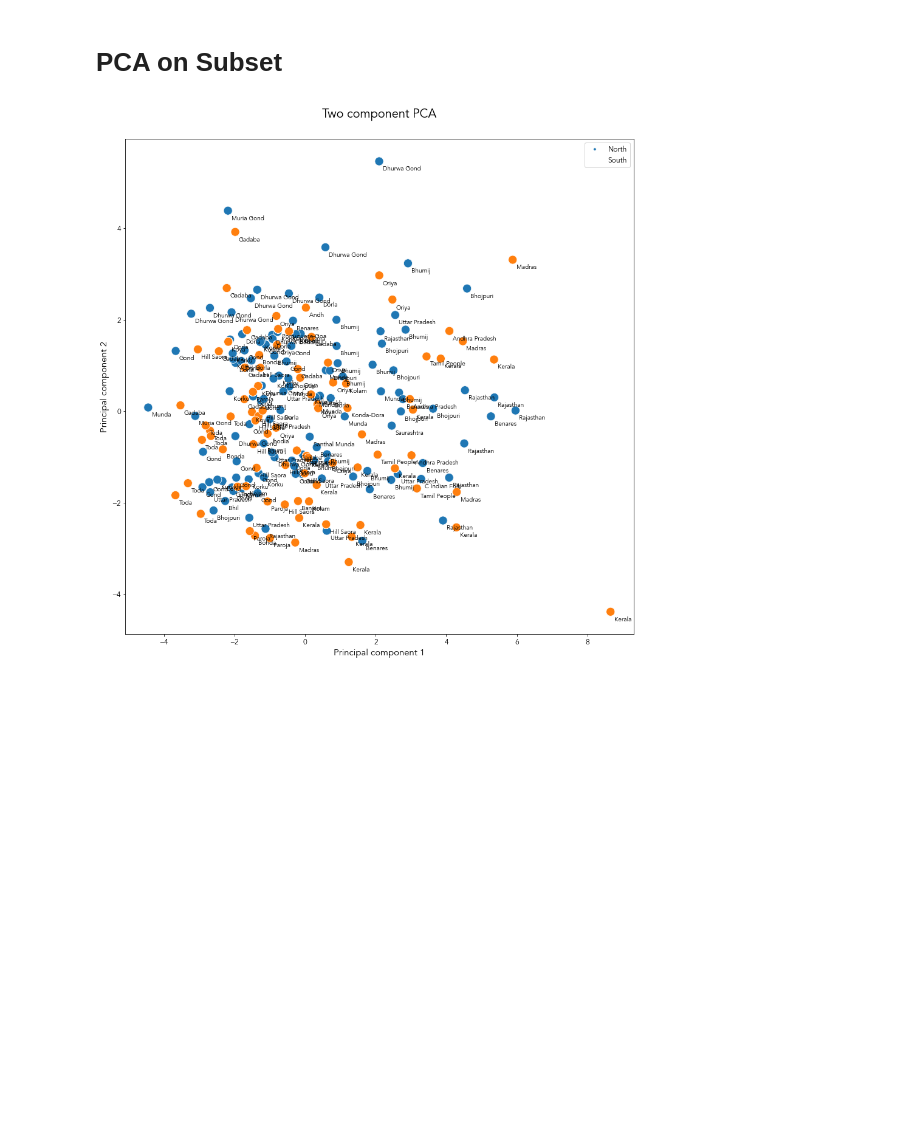
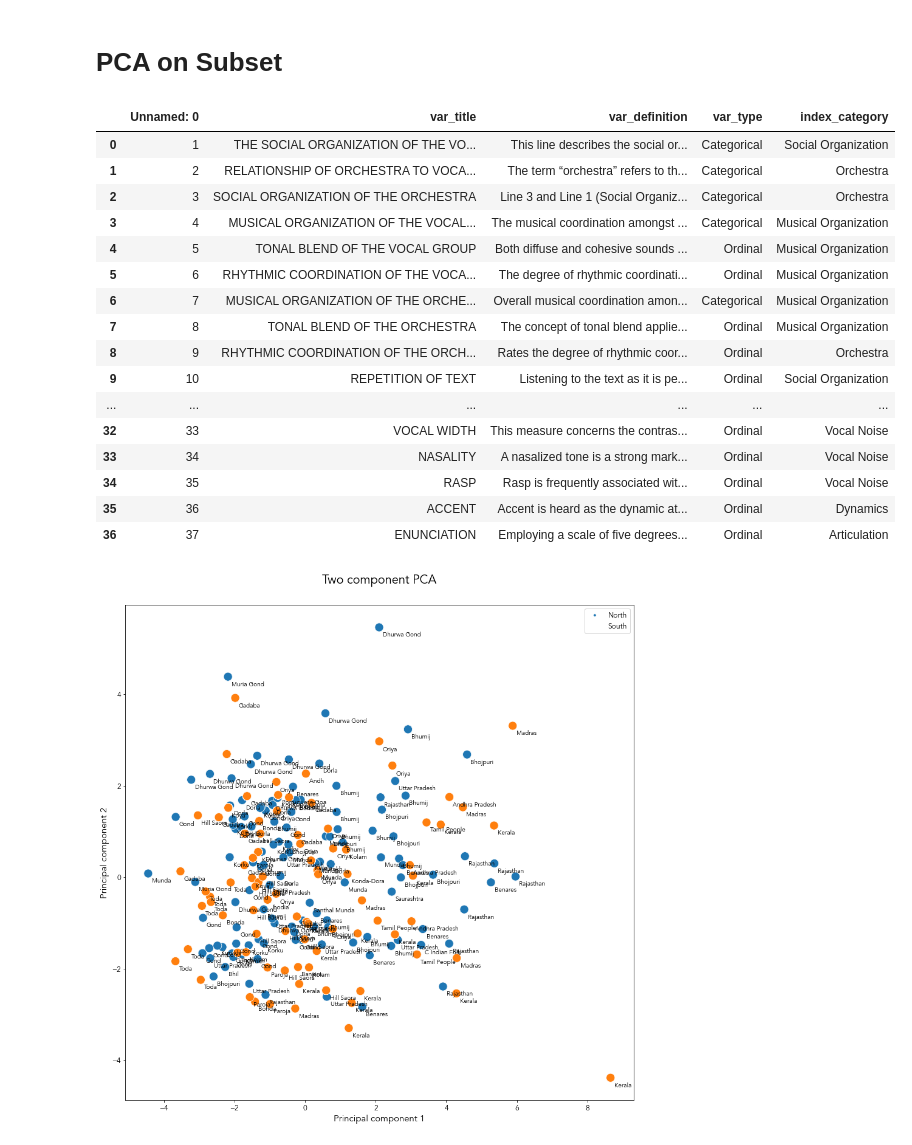
Before and after one commit to comp-music-lab/sfc-journal-2020, a Jupyter notebook: Indian Music Analysis.ipynb, the cells around one changed output. Cells and saved outputs as stored; diff of their text form; code cells hidden in the pictures; blank space fills up the shorter version.

```diff
--- a/Indian Music Analysis.ipynb
+++ b/Indian Music Analysis.ipynb
@@ -509,7 +509,28 @@ loadings.to_csv('./output/loadings.csv')
 # %%
 drop_features = ['cv_1','cv_5','cv_6','cv_12','cv_22','cv_2','cv_3','cv_8','cv_9','cv_13','cv_14','cv_27']
 subset = []
+numbers = []
 for i in range(1,38):
     feature = 'cv_'+str(i)
     if feature not in drop_features:
         subset.append(feature)
+        numbers.append(i)
+line_metadata
+# %% [output]
+|  | Unnamed: 0 | var_title | var_definition | var_type | index_category |
+| 0 | 1 | THE SOCIAL ORGANIZATION OF THE VO... | This line describes the social or... | Categorical | Social Organization |
+| 1 | 2 | RELATIONSHIP OF ORCHESTRA TO VOCA... | The term “orchestra” refers to th... | Categorical | Orchestra |
+| 2 | 3 | SOCIAL ORGANIZATION OF THE ORCHESTRA | Line 3 and Line 1 (Social Organiz... | Categorical | Orchestra |
+| 3 | 4 | MUSICAL ORGANIZATION OF THE VOCAL... | The musical coordination amongst ... | Categorical | Musical Organization |
+| 4 | 5 | TONAL BLEND OF THE VOCAL GROUP | Both diffuse and cohesive sounds ... | Ordinal | Musical Organization |
+| 5 | 6 | RHYTHMIC COORDINATION OF THE VOCA... | The degree of rhythmic coordinati... | Ordinal | Musical Organization |
+| 6 | 7 | MUSICAL ORGANIZATION OF THE ORCHE... | Overall musical coordination amon... | Categorical | Musical Organization |
+| 7 | 8 | TONAL BLEND OF THE ORCHESTRA | The concept of tonal blend applie... | Ordinal | Musical Organization |
+| 8 | 9 | RHYTHMIC COORDINATION OF THE ORCH... | Rates the degree of rhythmic coor... | Ordinal | Orchestra |
+| 9 | 10 | REPETITION OF TEXT | Listening to the text as it is pe... | Ordinal | Social Organization |
+| ... | ... | ... | ... | ... | ... |
+| 32 | 33 | VOCAL WIDTH | This measure concerns the contras... | Ordinal | Vocal Noise |
+| 33 | 34 | NASALITY | A nasalized tone is a strong mark... | Ordinal | Vocal Noise |
+| 34 | 35 | RASP | Rasp is frequently associated wit... | Ordinal | Vocal Noise |
+| 35 | 36 | ACCENT | Accent is heard as the dynamic at... | Ordinal | Dynamics |
+| 36 | 37 | ENUNCIATION | Employing a scale of five degrees... | Ordinal | Articulation |
```
Also changed, not shown: parts of 2 cells of this notebook, 5 other files.
